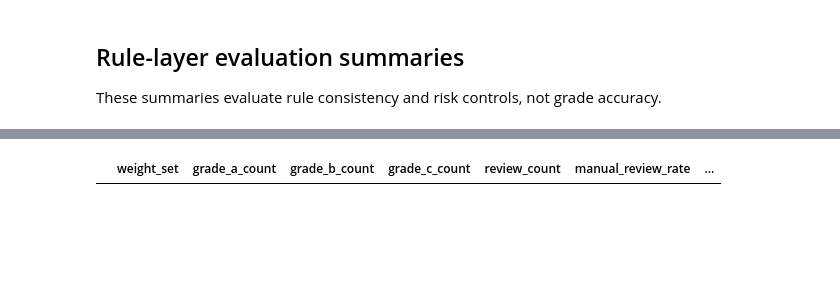
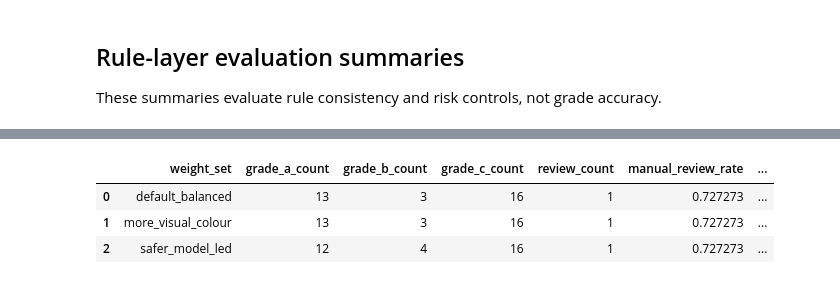
Before and after one commit to muoimeo/advanced-ai-brfn, a Jupyter notebook: notebooks/10_quality_rule_validation.ipynb, the cells around one changed output, grey strips where cells are left out. Drawn from its saved outputs; the diff is of its cells as text; code cells hidden in the pictures; blank space fills up the shorter version.

```diff
--- a/notebooks/10_quality_rule_validation.ipynb
+++ b/notebooks/10_quality_rule_validation.ipynb
@@ -4,6 +4,7 @@
 Validate the external rule-based quality grading layer. This notebook must not report supervised Grade A/B/C accuracy because the dataset has no expert grade labels.
 # %%
 from pathlib import Path
+import importlib
 import sys
 
 import pandas as pd
@@ -13,6 +14,10 @@ PROJECT_ROOT = NOTEBOOK_DIR if (NOTEBOOK_DIR / 'src').exists() else NOTEBOOK_DIR
 if str(PROJECT_ROOT) not in sys.path:
     sys.path.insert(0, str(PROJECT_ROOT))
 
+import src.quality.evaluation as quality_evaluation
+importlib.reload(quality_evaluation)
+evaluate_weight_sets = quality_evaluation.evaluate_weight_sets
+
 OUTPUT_DIR = PROJECT_ROOT / 'outputs' / 'quality_rule_eval'
 OUTPUT_DIR.mkdir(parents=True, exist_ok=True)
 print('Project root:', PROJECT_ROOT)
@@ -104,18 +117,28 @@ Compare `default_balanced`, `more_visual_colour`, and `safer_model_led` once ima
 # %%
-weight_sensitivity = pd.DataFrame(
-    columns=[
-        'weight_set',
-        'grade_a_count',
-        'grade_b_count',
-        'grade_c_count',
-        'review_count',
-        'manual_review_rate',
-        'rotten_to_c_or_review_rate',
-        'risky_a_b_decisions',
-        'note',
-    ]
-)
+predictions_path = PROJECT_ROOT / 'outputs' / 'xai_examples' / 'custom_image_tests' / 'custom_image_predictions.csv'
+
+if predictions_path.exists():
+    predictions_df = pd.read_csv(predictions_path)
+    weight_sensitivity = evaluate_weight_sets(predictions_df)
+else:
+    weight_sensitivity = pd.DataFrame(
+        columns=[
+            'weight_set',
+            'grade_a_count',
+            'grade_b_count',
+            'grade_c_count',
+            'review_count',
+            'manual_review_rate',
+            'rotten_to_c_or_review_rate',
+            'risky_a_b_decisions',
+            'note',
+        ]
+    )
+
 weight_sensitivity.to_csv(OUTPUT_DIR / 'weight_sensitivity.csv', index=False)
 display(weight_sensitivity)
 # %% [output]
 |  | weight_set | grade_a_count | grade_b_count | grade_c_count | review_count | manual_review_rate | ... |
+| 0 | default_balanced | 13 | 3 | 16 | 1 | 0.727273 | ... |
+| 1 | more_visual_colour | 13 | 3 | 16 | 1 | 0.727273 | ... |
+| 2 | safer_model_led | 12 | 4 | 16 | 1 | 0.727273 | ... |
```
Also changed, not shown: parts of 4 cells of this notebook, 17 other files.
